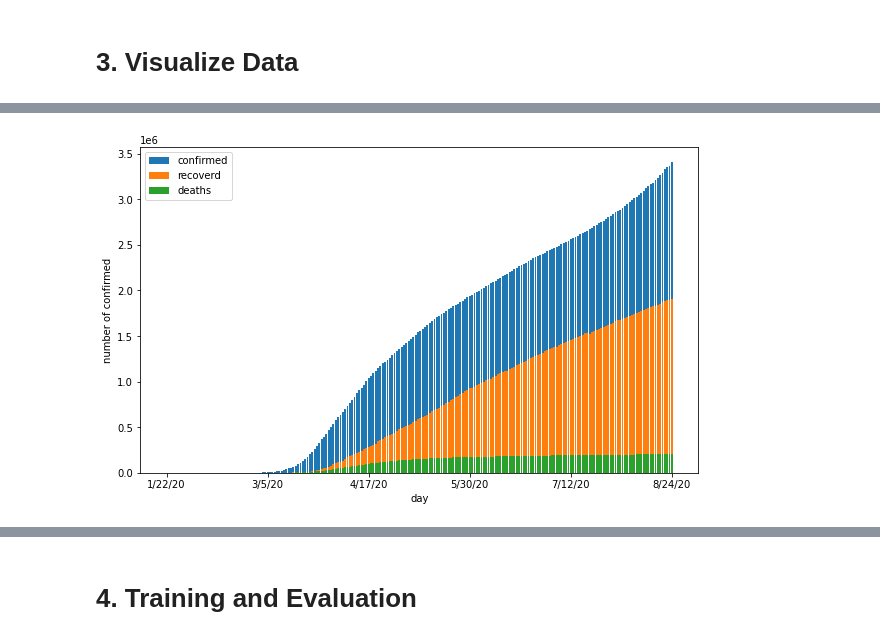
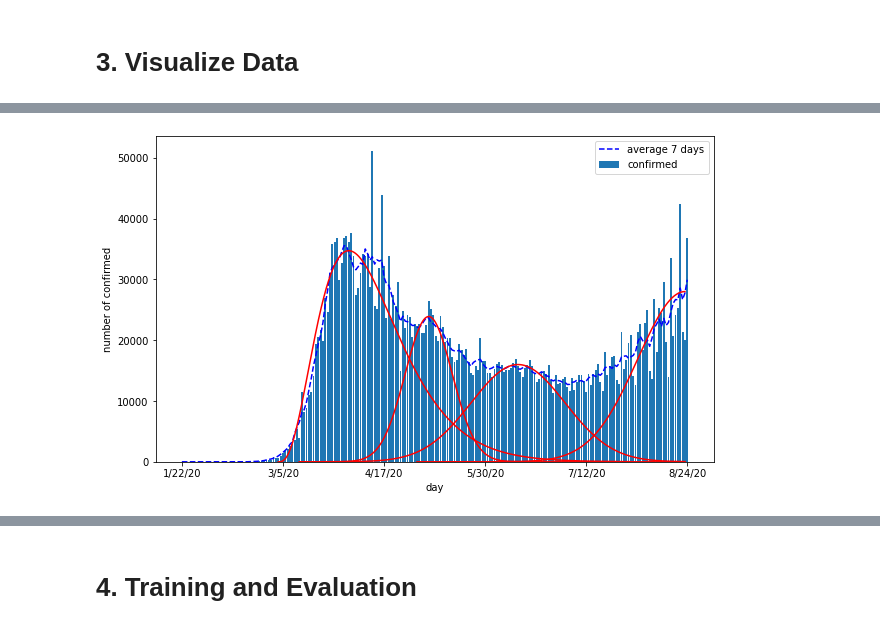
Before and after one commit to liamhieuvu/covid-prediction, a Jupyter notebook: time_dependent_sir_model.ipynb, the cells around one changed output, grey strips where cells are left out. Saved outputs shown, nothing was run; the diff lists cells and outputs as text; code cells hidden in the pictures.

```diff
--- a/time-dependent-sir-model.ipynb
+++ b/time_dependent_sir_model.ipynb
@@ -389,17 +492,28 @@ plt.show()
 # %%
 
-europe_data = [getDataFromContinent(df_confirmed, 'Europe'), getDataFromContinent(df_deaths, 'Europe'), getDataFromContinent(df_recovered, 'Europe')]
+europe_data = [getNewCaseFormContient(df_confirmed, 'Europe'), getNewCaseFormContient(df_deaths, 'Europe'), getNewCaseFormContient(df_recovered, 'Europe')]
 days = europe_data[0][1]
 x_europe = np.linspace(0, len(days) - 1, len(days))
 
+eu_avg = getAveraged7Days(europe_data[0][0])
+
 plt.figure(figsize = (10, 6))
 plt.bar(x_europe, europe_data[0][0], label="confirmed")
-plt.bar(x_europe, europe_data[2][0], label="recoverd")
-plt.bar(x_europe, europe_data[1][0], label="deaths")
+plt.plot(x_europe, eu_avg, label='average 7 days', color='b', linestyle='dashed')
+x_values = np.linspace(0, 150, 1000)
+plt.plot(x_values+41, 1550000*stats.gamma.pdf(x_values, 4, scale = 10), color='r')
+x_values = np.linspace(100, 214, 1000)
+plt.plot(x_values, 28000*gaussian(x_values, 214, 20), color='r')
+x_values = np.linspace(50, 214, 1000)
+plt.plot(x_values, 16000*gaussian(x_values, 143, 20), color='r')
+x_values = np.linspace(50, 214, 1000)
+plt.plot(x_values, 23900*gaussian(x_values, 105, 10), color='r')
+# plt.bar(x_europe, europe_data[2][0], label="recoverd")
+# plt.bar(x_europe, europe_data[1][0], label="deaths")
 plt.xlabel('day')
 plt.ylabel('number of confirmed')
 plt.xticks(list(np.arange(0,len(days),int(len(days)/5))),days[:-1:int(len(days)/5)]+[days[-1]])
 plt.legend()
 plt.show()
 # %% [output]
-[figure, old version]
+[figure, new version]
```
Also changed, not shown: parts of 13 cells of this notebook.
